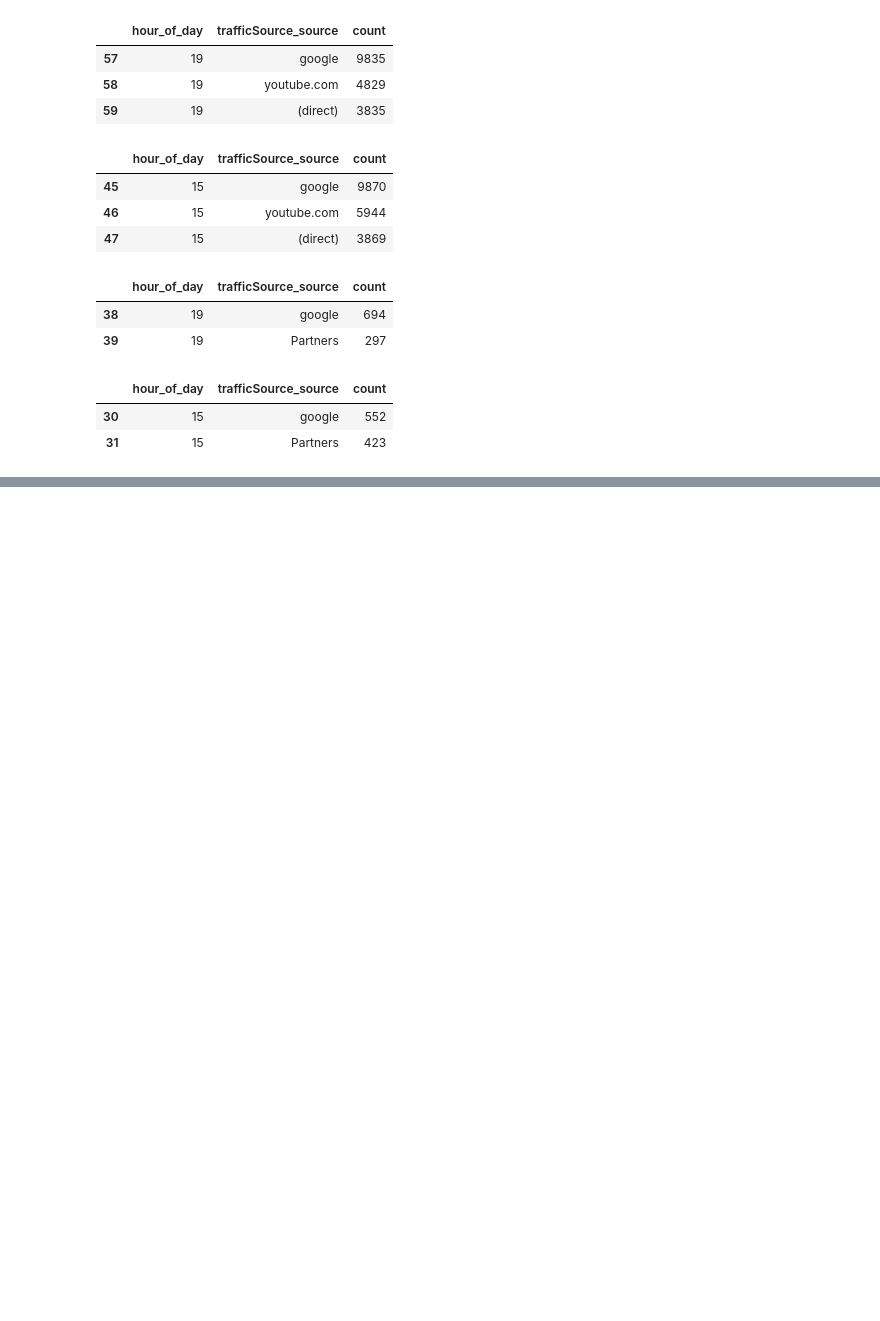
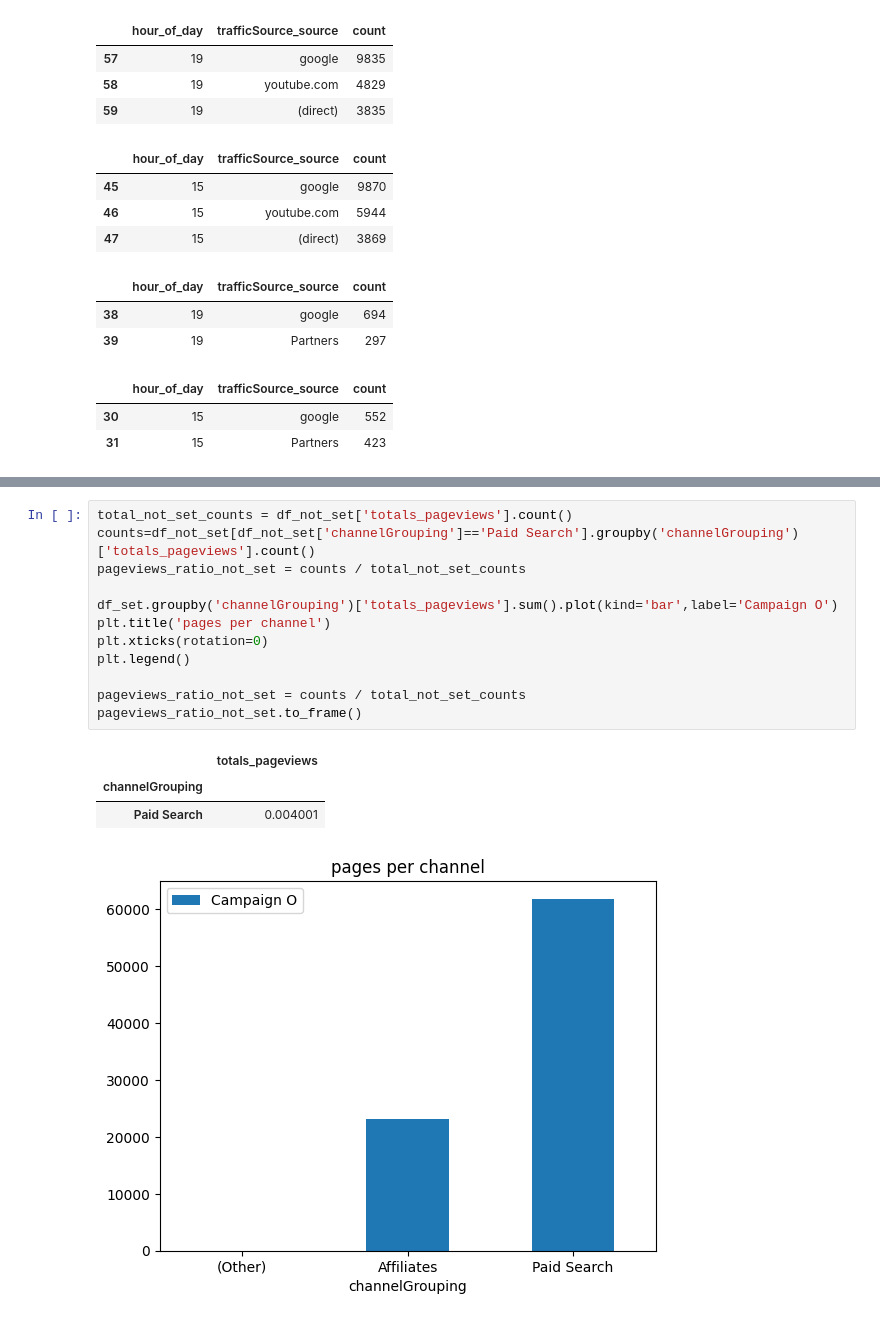
Before and after one commit to eju1019/ipark, a Jupyter notebook: projcet.ipynb, the cells around one changed output, grey strips where cells are left out. Cells and saved outputs as stored; diff of their text form; blank space fills up the shorter version.

```diff
--- a/projcet.ipynb
+++ b/projcet.ipynb
@@ -421,0 +453,17 @@ display(top_3_Continent_set[top_3_Continent_set.hour_of_day == 15])
+# %%
+total_not_set_counts = df_not_set['totals_pageviews'].count()
+counts=df_not_set[df_not_set['channelGrouping']=='Paid Search'].groupby('channelGrouping')['totals_pageviews'].count()
+pageviews_ratio_not_set = counts / total_not_set_counts
+
+df_set.groupby('channelGrouping')['totals_pageviews'].sum().plot(kind='bar',label='Campaign O')
+plt.title('pages per channel')
+plt.xticks(rotation=0)
+plt.legend()
+
+pageviews_ratio_not_set = counts / total_not_set_counts
+pageviews_ratio_not_set.to_frame()
+# %% [output]
+|  | totals_pageviews |
+| channelGrouping |  |
+| Paid Search | 0.004001 |
+[figure, added]
```
Also changed, not shown: parts of 7 cells of this notebook.
